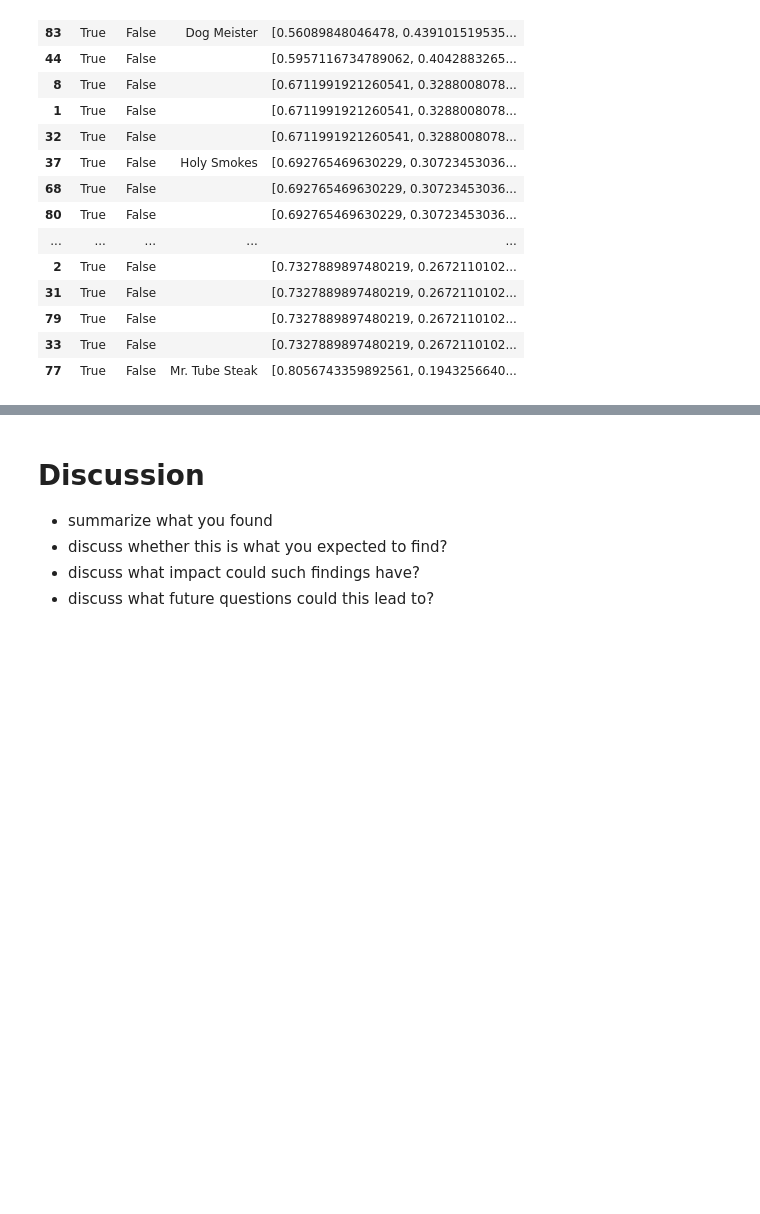
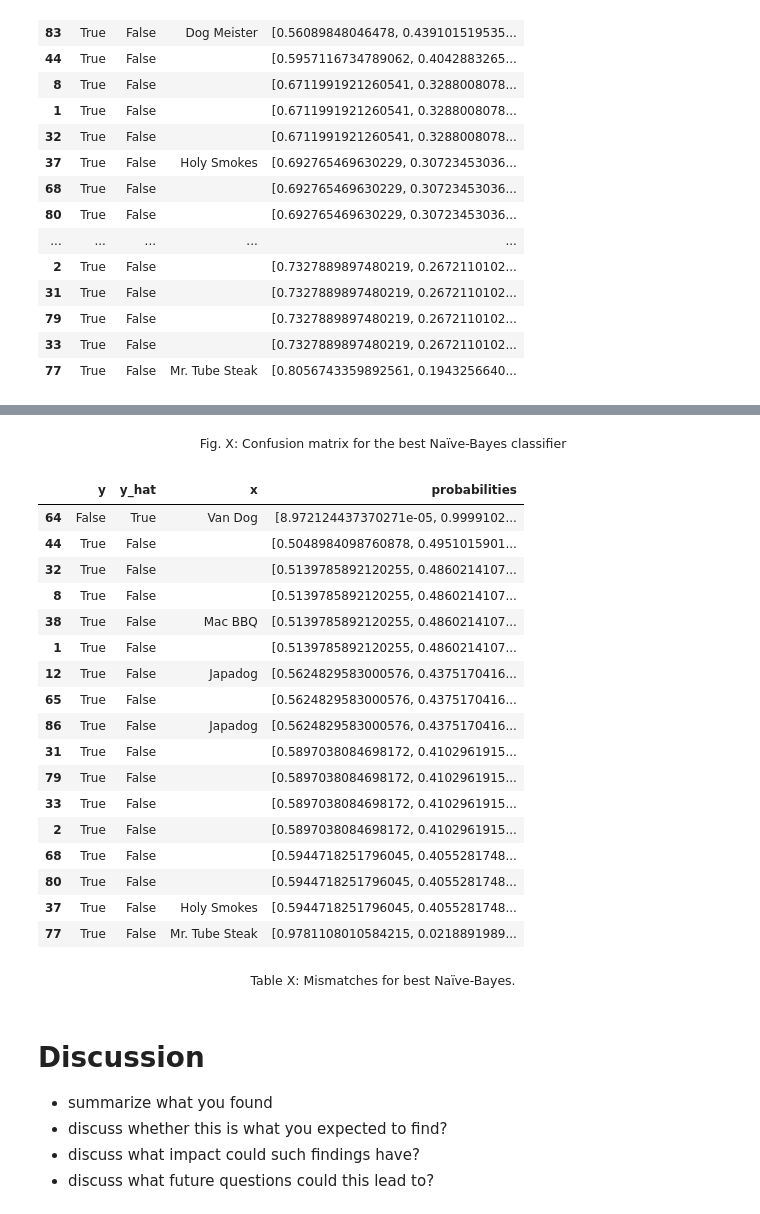
Before and after one commit to jentsang/hotdog-predictor, a Jupyter notebook: notebooks/dog_or_not.ipynb, the cells around one changed output, grey strips where cells are left out. Drawn from its saved outputs; the diff is of its cells as text; code cells hidden in the pictures; blank space fills up the shorter version.

```diff
--- a/notebooks/dog_or_not.ipynb
+++ b/notebooks/dog_or_not.ipynb
@@ -419,4 +483,0 @@ record_and_display_cv_scores("Naïve-Bayes", naive_bayes)
-# %%
-naive_bayes.fit(X_train, y_train)
-
-naive_bayes.classes_
@@ -502,3 +612,29 @@ lr.score(X_test, y_test)
+# %% [markdown]
+<p style="text-align: center"><small>Fig. X: Confusion matrix for the best Naïve-Bayes classifier</small></p>
+# %%
+display_model_mistmatches(random_search.best_estimator_)
+# %% [output]
+|  | y | y_hat | x | probabilities |
+| 64 | False | True | Van Dog | [8.972124437370271e-05, 0.9999102... |
+| 44 | True | False |  | [0.5048984098760878, 0.4951015901... |
+| 32 | True | False |  | [0.5139785892120255, 0.4860214107... |
+| 8 | True | False |  | [0.5139785892120255, 0.4860214107... |
+| 38 | True | False | Mac BBQ | [0.5139785892120255, 0.4860214107... |
+| 1 | True | False |  | [0.5139785892120255, 0.4860214107... |
+| 12 | True | False | Japadog | [0.5624829583000576, 0.4375170416... |
+| 65 | True | False |  | [0.5624829583000576, 0.4375170416... |
+| 86 | True | False | Japadog | [0.5624829583000576, 0.4375170416... |
+| 31 | True | False |  | [0.5897038084698172, 0.4102961915... |
+| 79 | True | False |  | [0.5897038084698172, 0.4102961915... |
+| 33 | True | False |  | [0.5897038084698172, 0.4102961915... |
+| 2 | True | False |  | [0.5897038084698172, 0.4102961915... |
+| 68 | True | False |  | [0.5944718251796045, 0.4055281748... |
+| 80 | True | False |  | [0.5944718251796045, 0.4055281748... |
+| 37 | True | False | Holy Smokes | [0.5944718251796045, 0.4055281748... |
+| 77 | True | False | Mr. Tube Steak | [0.9781108010584215, 0.0218891989... |
+# %% [markdown]
+<p style="text-align: center"><small>Table X: Mismatches for best
+Naïve-Bayes.</small></p>
 # %% [markdown]
 # Discussion
 
```
Also changed, not shown: parts of 57 cells of this notebook.
